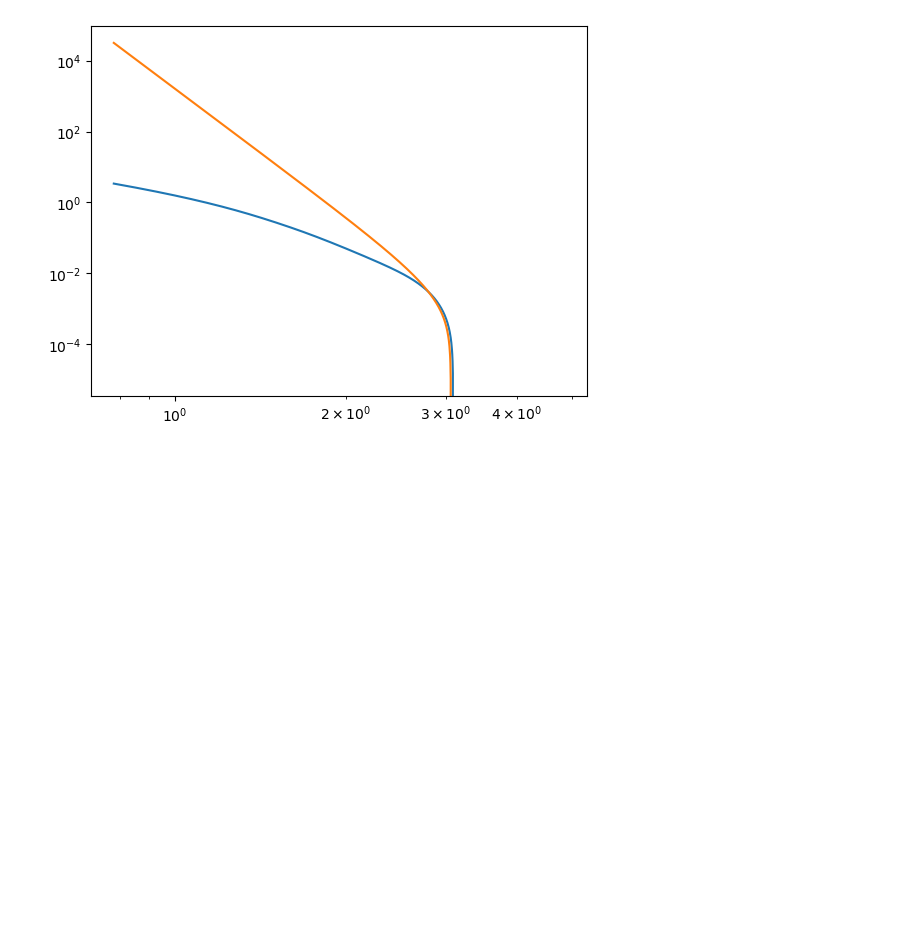
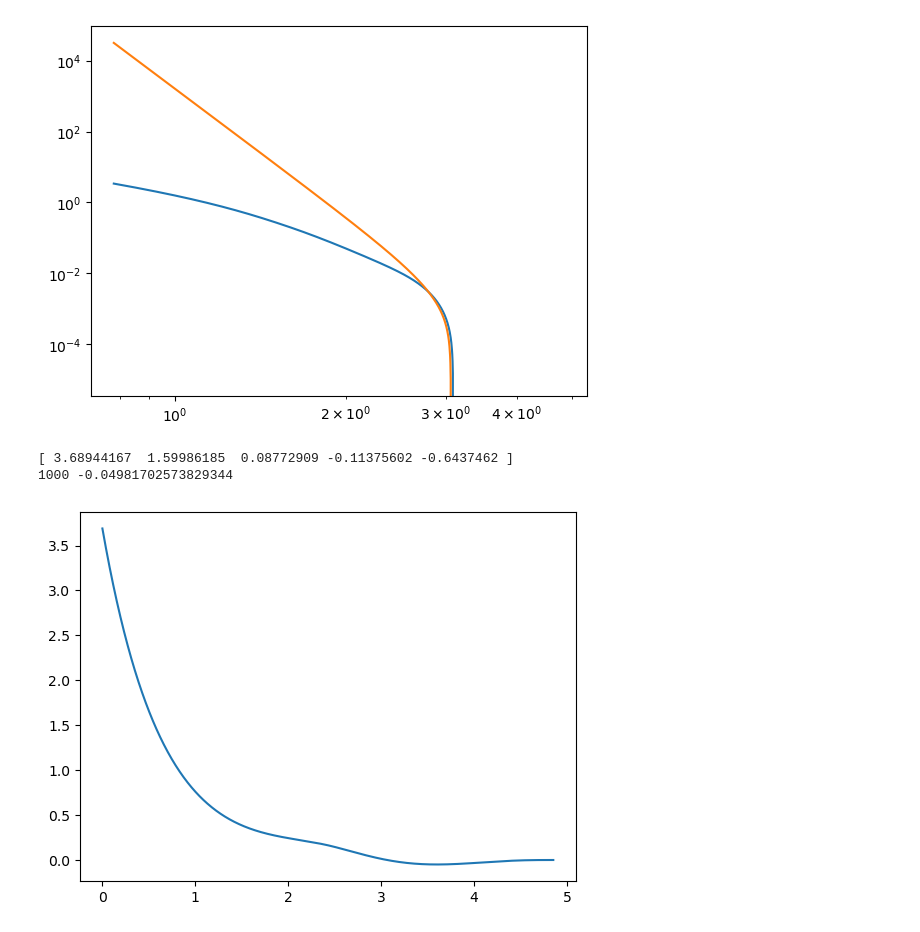
Before and after one commit to Samanyu-T/Lammps_MD, a Jupyter notebook: Jupyter_Notebooks/test_energies.ipynb, the cells around one changed output. Cells and saved outputs as stored; diff of their text form; code cells hidden in the pictures; blank space fills up the shorter version.

```diff
--- a/Jupyter_Notebooks/test_energies.ipynb
+++ b/Jupyter_Notebooks/test_energies.ipynb
@@ -473,3 +473,81 @@ plt.loglog(r[200:], LJ(lj_res.x, r[200:]))
 # %% [output]
 [<matplotlib.lines.Line2D at 0x...>]
 [figure]
+# %%
+def gauss(x, A, sigma):
+    return A * np.exp(-0.5*(x/sigma)**2)
+
+def dgauss(x, A, sigma):
+    return - (A * x / sigma ** 2) * np.exp(-0.5*(x/sigma)**2)
+
+def d2gauss(x, A, sigma):
+    return (A / sigma ** 4) * (x**2 - sigma**2) * np.exp(-0.5*(x/sigma)**2)
+
+
+def exp(x, A, b):
+    return A * np.exp(-b * x)
+
+def dexp(x, A, b):
+    return -b * A * np.exp(-b * x)
+
+def d2exp(x, A, b):
+    return b**2 * A * np.exp(-b * x)
+
+n_knots = {}
+n_knots['He_F'] = 0
+n_knots['He_p'] = 3
+n_knots['W-He'] = 0
+n_knots['He-He'] = 0
+n_knots['H-He'] = 0
+
+
+eam_fit = EAM_Fitting_Serial.Fit_EAM_Potential(pot, n_knots, pot_params, potlines, None, 0, '')
+
+knot_pts = eam_fit.knot_pts['He_p'][1:-1]
+r = np.linspace(0, eam_fit.pot_params['rc'], eam_fit.pot_params['Nr'])
+
+A = 1
+
+sigma = 1
+
+y_gauss = gauss(r, A, sigma)
+
+p = np.polyfit(r, y_gauss, 10)
+
+y_poly = np.polyval(p, r)
+
+# sample = [A,sigma]
+
+# for _pt in knot_pts:
+    # sample.extend([gauss(_pt, A, sigma), dgauss(_pt, A, sigma), d2gauss(_pt, A, sigma)])
+    # sample.extend([0, 0, 0])
+
+# sample = np.array(sample)
+
+# sample =  5e-1 * (np.random.random(len(knot_pts) * 3) - 0.5)
+
+# sample = np.hstack([A, sigma, sample])
+
+sample = eam_fit.gen_rand()
+
+print(sample)
+
+coef_dict = eam_fit.fit_sample(sample)
+
+y = EAM_Fitting_Serial.splineval(r, coef_dict['He_p'], eam_fit.knot_pts['He_p']) + exp(r, sample[0], sample[1])
+
+plt.plot(r, y)
+
+loss = 0
+
+sort_idx = np.argsort(y)
+
+if (y < -1e-3).any():
+    loss += 1000
+
+
+print(loss, y.min())
+# %% [output]
+[ 3.68944167  1.59986185  0.08772909 -0.11375602 -0.6437462 ]
+1000 -0.04981702573829344
+[figure, added]
```
Also changed, not shown: parts of 10 cells of this notebook, 3 other files.
